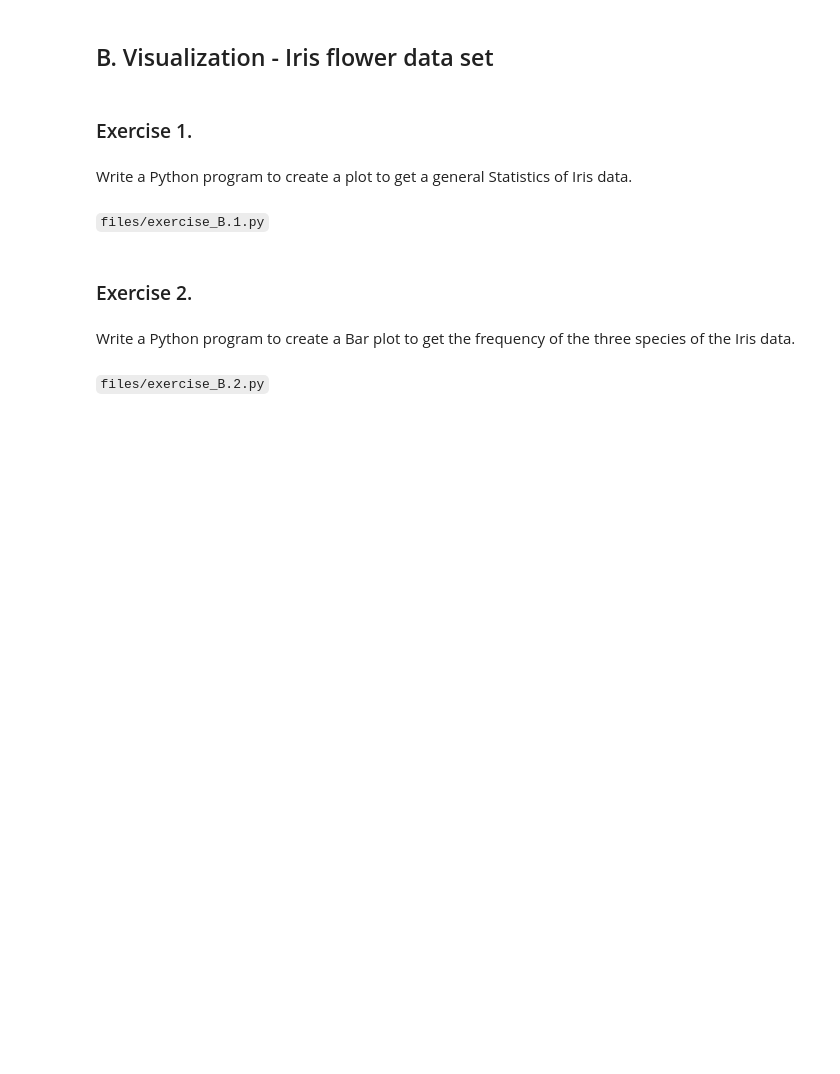
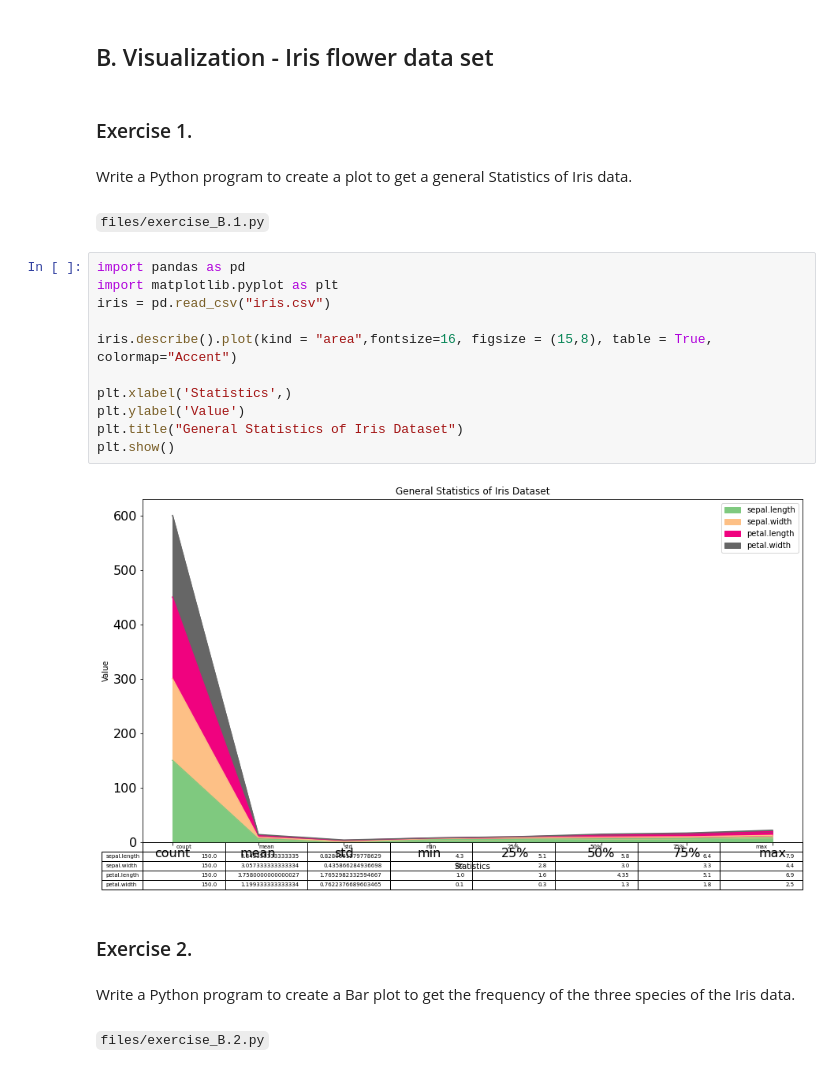
Before and after one commit to dbenitoe/tts-ds-fundamentals-course, a Jupyter notebook: datascience/python/12_mod_scikitlearn/05-Exercises.ipynb, the cells around one changed output. Drawn from its saved outputs; the diff is of its cells as text; blank space fills up the shorter version.

````diff
--- a/datascience/python/12_mod_scikitlearn/05-Exercises.ipynb
+++ b/datascience/python/12_mod_scikitlearn/05-Exercises.ipynb
@@ -93,6 +219,19 @@ Write a Python program to access first four cells from a given Dataframe using t
 Write a Python program to create a plot to get a general Statistics of Iris data.
 # %% [markdown]
 ```files/exercise_B.1.py```
+# %%
+import pandas as pd
+import matplotlib.pyplot as plt
+iris = pd.read_csv("iris.csv")
+
+iris.describe().plot(kind = "area",fontsize=16, figsize = (15,8), table = True, colormap="Accent")
+
+plt.xlabel('Statistics',)
+plt.ylabel('Value')
+plt.title("General Statistics of Iris Dataset")
+plt.show()
+# %% [output]
+[figure, added]
 # %% [markdown]
 ### Exercise 2.
 # %% [markdown]
````
Also changed, not shown: parts of 38 cells of this notebook, 3 other files.
